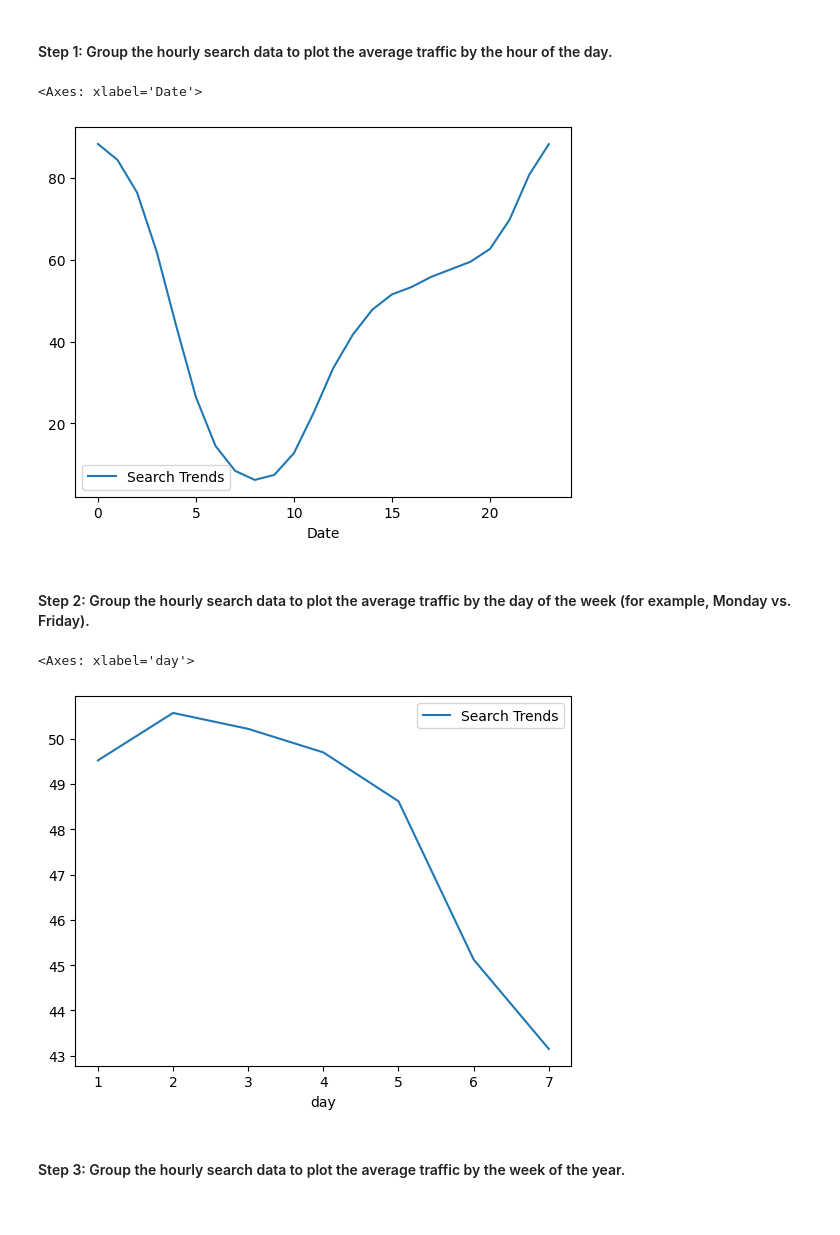
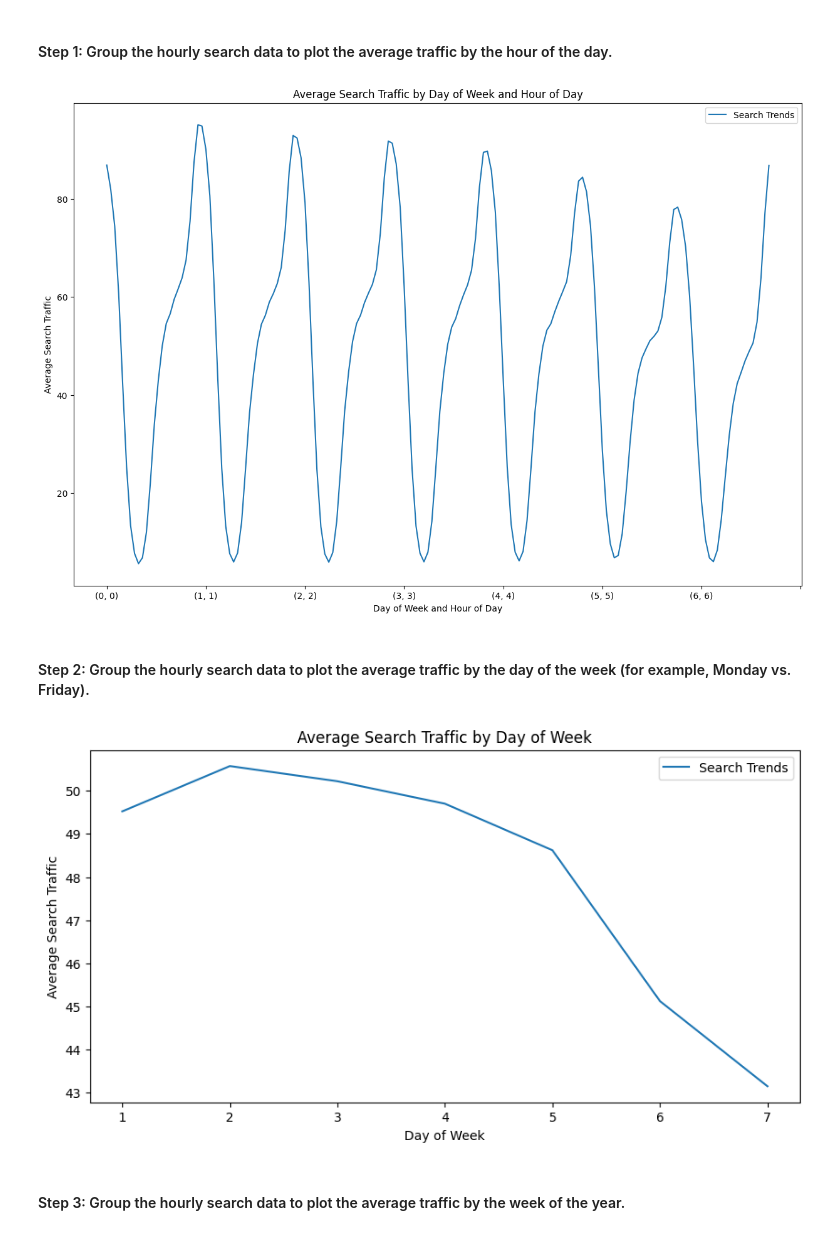
Before and after one commit to RogerNavA13/prophet-challenge, a Jupyter notebook: forecasting_net_prophet.ipynb, the cells around one changed output. Saved outputs shown, nothing was run; the diff lists cells and outputs as text; code cells hidden in the pictures.

```diff
--- a/forecasting_net_prophet.ipynb
+++ b/forecasting_net_prophet.ipynb
@@ -160,16 +161,27 @@ To that end, you want to mine the search traffic data for predictable seasonal p
 #### Step 1: Group the hourly search data to plot the average traffic by the hour of the day.
 # %%
 # Group the hourly search data to plot the average traffic by the day of week, using `df.index.hour`
+avg_traffic_day_hour = df_mercado_trends.groupby([df_mercado_trends.index\
+    .dayofweek, df_mercado_trends.index.hour]).mean()
+avg_traffic_day_hour.plot(figsize=(15,10))
+plt.title('Average Search Traffic by Day of Week and Hour of Day')
+plt.xlabel('Day of Week and Hour of Day')
+plt.ylabel('Average Search Traffic')
+plt.show()
 # %% [output]
-<Axes: xlabel='Date'>
-[figure, old version]
+[figure, new version]
 # %% [markdown]
 #### Step 2: Group the hourly search data to plot the average traffic by the day of the week (for example, Monday vs. Friday).
 # %%
 # Group the hourly search data to plot the average traffic by the day of week, using `df.index.isocalendar().day`.
+traffic_day = df_mercado_trends.groupby(df_mercado_trends.index.isocalendar().day).mean()
+traffic_day.plot(figsize=(10,5))
+plt.title('Average Search Traffic by Day of Week')
+plt.xlabel('Day of Week')
+plt.ylabel('Average Search Traffic')
+plt.show()
 # %% [output]
-<Axes: xlabel='day'>
-[figure, old version]
+[figure, new version]
 # %% [markdown]
 #### Step 3: Group the hourly search data to plot the average traffic by the week of the year.
 # %%
```
Also changed, not shown: parts of 26 cells of this notebook.
